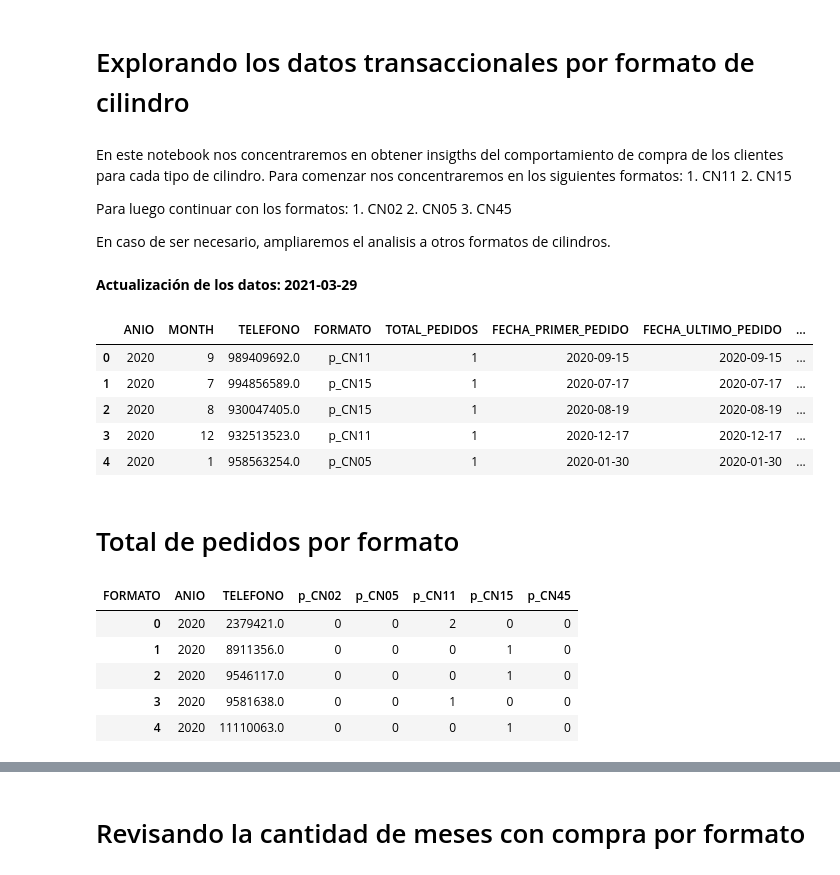
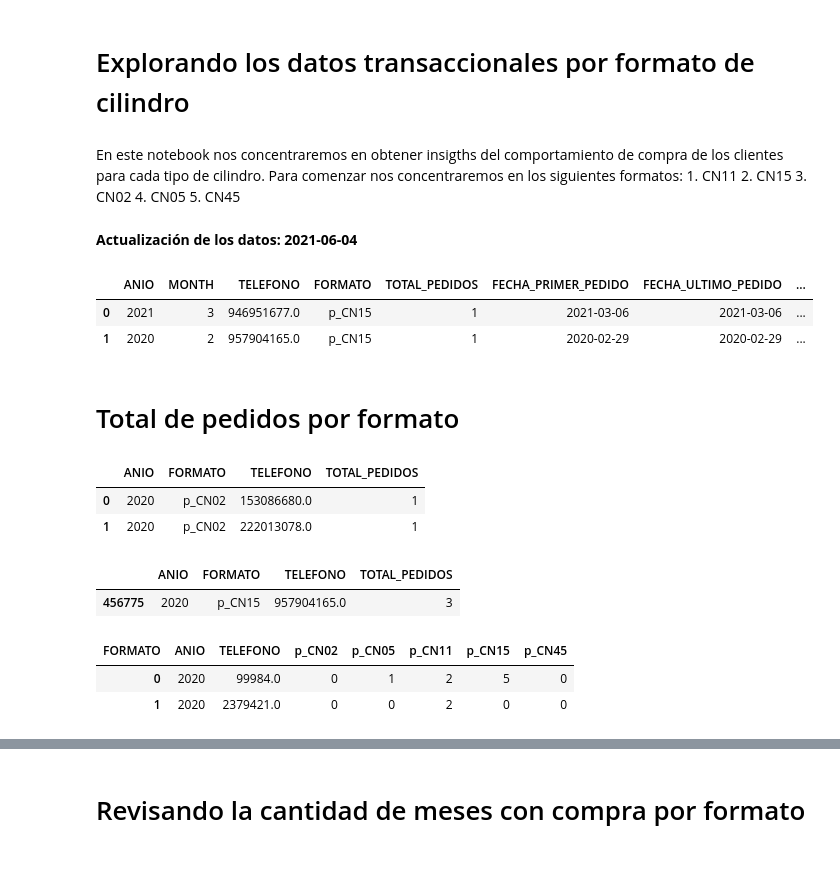
Before and after one commit to fbenavides-gasco/gasco-modelo-fuga, a Jupyter notebook: Exploratorio_fuga_por_tipo_cilindro.ipynb, the cells around one changed output, grey strips where cells are left out. Saved outputs shown, nothing was run; the diff lists cells and outputs as text; code cells hidden in the pictures.

```diff
--- a/Exploratorio Fuga por Tipo de cilindro.ipynb
+++ b/Exploratorio_fuga_por_tipo_cilindro.ipynb
@@ -4,13 +4,9 @@
 En este notebook nos concentraremos en obtener insigths del comportamiento de compra de los clientes para cada tipo de cilindro. Para comenzar nos concentraremos en los siguientes formatos:
     1. CN11
     2. CN15
-
-Para luego continuar con los formatos:
-    1. CN02
-    2. CN05
-    3. CN45
-
-En caso de ser necesario, ampliaremos el analisis a otros formatos de cilindros.
+    3. CN02
+    4. CN05
+    5. CN45
 # %%
 # Importamos librerias a utilizar
 import pandas as pd
@@ -95,44 +91,53 @@ LEFT JOIN `gasco-analytics.gasco_modelos.20210218_prediccion_modelo_uso_gas` AS
 ON(A.TELEFONO = B.telefono)
 """
 # %% [markdown]
-**Actualización de los datos: 2021-03-29**
+**Actualización de los datos: 2021-06-04**
 # %%
-read_data = False
+read_data = True
 if read_data:
     df_anual = pd.read_csv('datos_exploratorio_fuga_formato.csv',sep = ';', index_col = 0)
 else:
     query_job = client.query(query_gasconnect)  # API request
     #rows = query_job.result()  # Waits for query to finish
     df_anual = query_job.to_dataframe()
 
     #guardamos como csv los datos
     df_anual.to_csv('datos_exploratorio_fuga_formato.csv',sep = ';')
 
-df_anual.head(5)
+df_anual.head(2)
 # %% [output]
 |  | ANIO | MONTH | TELEFONO | FORMATO | TOTAL_PEDIDOS | FECHA_PRIMER_PEDIDO | FECHA_ULTIMO_PEDIDO | ... |
-| 0 | 2020 | 9 | 989409692.0 | p_CN11 | 1 | 2020-09-15 | 2020-09-15 | ... |
-| 1 | 2020 | 7 | 994856589.0 | p_CN15 | 1 | 2020-07-17 | 2020-07-17 | ... |
-| 2 | 2020 | 8 | 930047405.0 | p_CN15 | 1 | 2020-08-19 | 2020-08-19 | ... |
-| 3 | 2020 | 12 | 932513523.0 | p_CN11 | 1 | 2020-12-17 | 2020-12-17 | ... |
-| 4 | 2020 | 1 | 958563254.0 | p_CN05 | 1 | 2020-01-30 | 2020-01-30 | ... |
+| 0 | 2021 | 3 | 946951677.0 | p_CN15 | 1 | 2021-03-06 | 2021-03-06 | ... |
+| 1 | 2020 | 2 | 957904165.0 | p_CN15 | 1 | 2020-02-29 | 2020-02-29 | ... |
 # %% [markdown]
 # Total de pedidos por formato
+# %%
+pedidos_clientes_2020 = df_anual[['ANIO','FORMATO','TOTAL_PEDIDOS','TELEFONO']]
+pedidos_clientes_2020 = pedidos_clientes_2020[pedidos_clientes_2020['ANIO'] == 2020]
+pedidos_clientes_2020 = pedidos_clientes_2020.groupby(['ANIO','FORMATO','TELEFONO']).sum().reset_index()
+
+pedidos_clientes_2020.head(2)
+# %% [output]
+|  | ANIO | FORMATO | TELEFONO | TOTAL_PEDIDOS |
+| 0 | 2020 | p_CN02 | 153086680.0 | 1 |
+| 1 | 2020 | p_CN02 | 222013078.0 | 1 |
+# %%
+pedidos_clientes_2020[pedidos_clientes_2020['TELEFONO'] == 957904165]
+# %% [output]
+|  | ANIO | FORMATO | TELEFONO | TOTAL_PEDIDOS |
+| 456775 | 2020 | p_CN15 | 957904165.0 | 3 |
 # %%
-df_pedidos = pd.pivot_table(data  = df_anual,
-                           index = ['ANIO','TELEFONO'],
+df_pedidos_sparse = pd.pivot_table(data   = df_anual,
+                           index   = ['ANIO','TELEFONO'],
                            columns = 'FORMATO',
                            values  = 'TOTAL_PEDIDOS',
                            aggfunc = sum,
                            fill_value = 0)
-df_pedidos.reset_index(inplace = True)
+df_pedidos_sparse.reset_index(inplace = True)
 
-df_pedidos_2020 = df_pedidos[df_pedidos.ANIO == 2020]
-df_pedidos_2020.head()
+df_pedidos_sparse_2020 = df_pedidos_sparse[df_pedidos_sparse.ANIO == 2020]
+df_pedidos_sparse_2020.head(2)
 # %% [output]
 | FORMATO | ANIO | TELEFONO | p_CN02 | p_CN05 | p_CN11 | p_CN15 | p_CN45 |
-| 0 | 2020 | 2379421.0 | 0 | 0 | 2 | 0 | 0 |
-| 1 | 2020 | 8911356.0 | 0 | 0 | 0 | 1 | 0 |
-| 2 | 2020 | 9546117.0 | 0 | 0 | 0 | 1 | 0 |
-| 3 | 2020 | 9581638.0 | 0 | 0 | 1 | 0 | 0 |
-| 4 | 2020 | 11110063.0 | 0 | 0 | 0 | 1 | 0 |
+| 0 | 2020 | 99984.0 | 0 | 1 | 2 | 5 | 0 |
+| 1 | 2020 | 2379421.0 | 0 | 0 | 2 | 0 | 0 |
```
Also changed, not shown: parts of 16 cells of this notebook, 1 other file.
